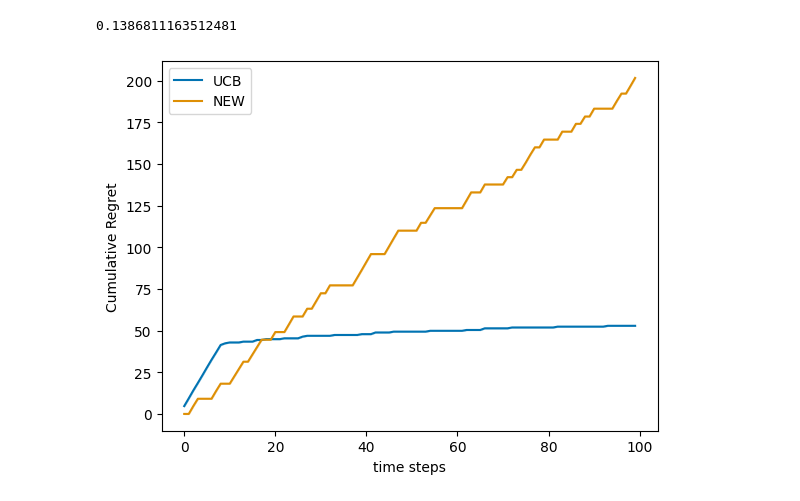
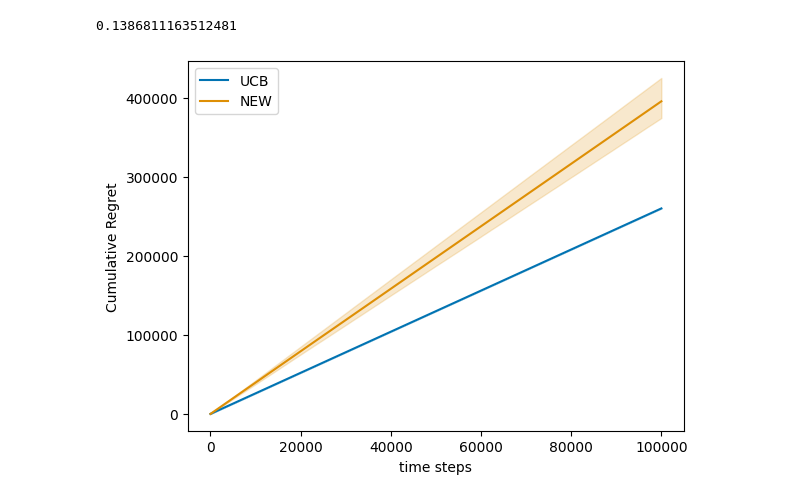
Before and after one commit to AugustinCablant/CRITEO-INTERNSHIP, a Jupyter notebook: create_environment.ipynb, the cells around one changed output. Saved outputs shown, nothing was run; the diff lists cells and outputs as text; code cells hidden in the pictures.

```diff
--- a/create_environment.ipynb
+++ b/create_environment.ipynb
@@ -332,7 +332,9 @@ class StochasticEnvironment(gym.Env):
     def get_gap(self, leaf):
         total_reward_per_leaf = self.get_total_reward_per_leaf()
         reward_leaf = self.get_reward(leaf)
-        return max(total_reward_per_leaf) - reward_leaf
+        means = self.get_means()
+        reward_mean = leaf.mean
+        return max(means) - reward_mean
 
     def get_means(self):
         return list(np.array(self.mus[0][0]) + np.array(self.mus[1][0])) + list(np.array(self.mus[0][1]) + np.array(self.mus[1][1]))
@@ -616,25 +618,25 @@ def plot_regret(regrets, logscale = False, lb = None, q = 10, save_pdf = None):
         plt.savefig(f'{save_pdf}')
     reg_plot.show()
 # %%
-T = 100  # Finite Horizon
-N = 1  # Monte Carlo simulations
+T = 100000  # Finite Horizon
+N = 10  # Monte Carlo simulations
 q = 10  #choice of percentile display
 mus = [
     [0.3, 2.6], # Layer 1
     [[0.1, 0.15, 0.05, 0.3, 0.2, 0.09, 0.2, 0.4, 0.3], [1.5, 2, 2.5]] # Layer 2
 ]
 
 # Framework for the experiments
 env = StochasticEnvironment(mus)
 
 # Initialization of the agents
 new = NestedExponentialWeights(environment=env)
 ucb = UCB(environment=env)
 
 # Run experiments
 all_data = experiment(env, [ucb, new], Nmc=N, T=T)
 
 # Plot results
 plot_regret(regrets = all_data, logscale = False, lb = None, q = 10)
 # %% [output]
-[figure, old version]
+[figure, new version]
```
Also changed, not shown: parts of 1 cell of this notebook.
